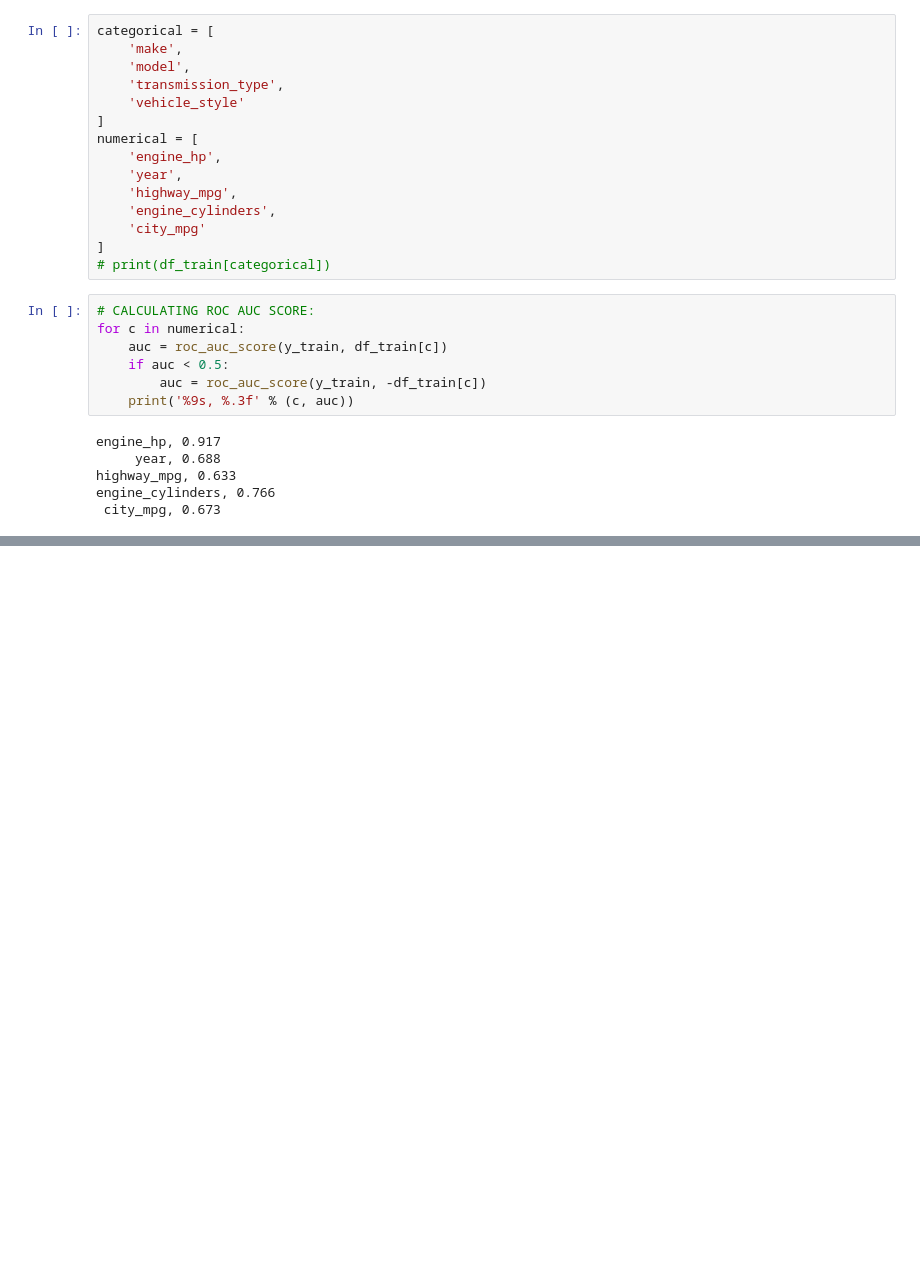
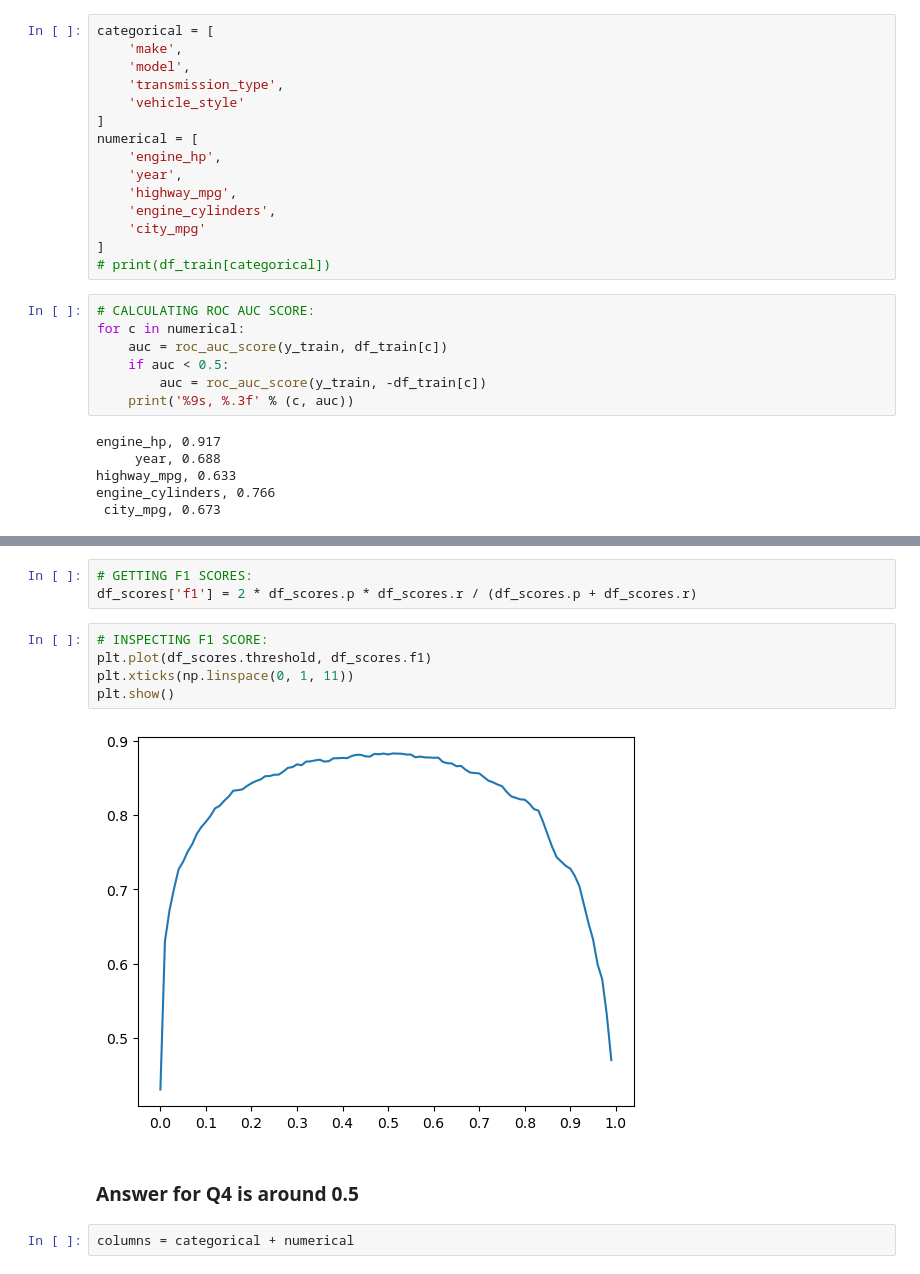
Before and after one commit to MingJunLim/ml-zoomcamp, a Jupyter notebook: Week_4/HW_Week4.ipynb, the cells around one changed output, grey strips where cells are left out. Cells and saved outputs as stored; diff of their text form; blank space fills up the shorter version.

```diff
--- a/Week_4/HW_Week4.ipynb
+++ b/Week_4/HW_Week4.ipynb
@@ -108,0 +243,14 @@ engine_cylinders, 0.766
+# %%
+# GETTING F1 SCORES:
+df_scores['f1'] = 2 * df_scores.p * df_scores.r / (df_scores.p + df_scores.r)
+# %%
+# INSPECTING F1 SCORE:
+plt.plot(df_scores.threshold, df_scores.f1)
+plt.xticks(np.linspace(0, 1, 11))
+plt.show()
+# %% [output]
+[figure, added]
+# %% [markdown]
+### Answer for Q4 is around 0.5
+# %%
+columns = categorical + numerical
```
Also changed, not shown: parts of 16 cells of this notebook.
